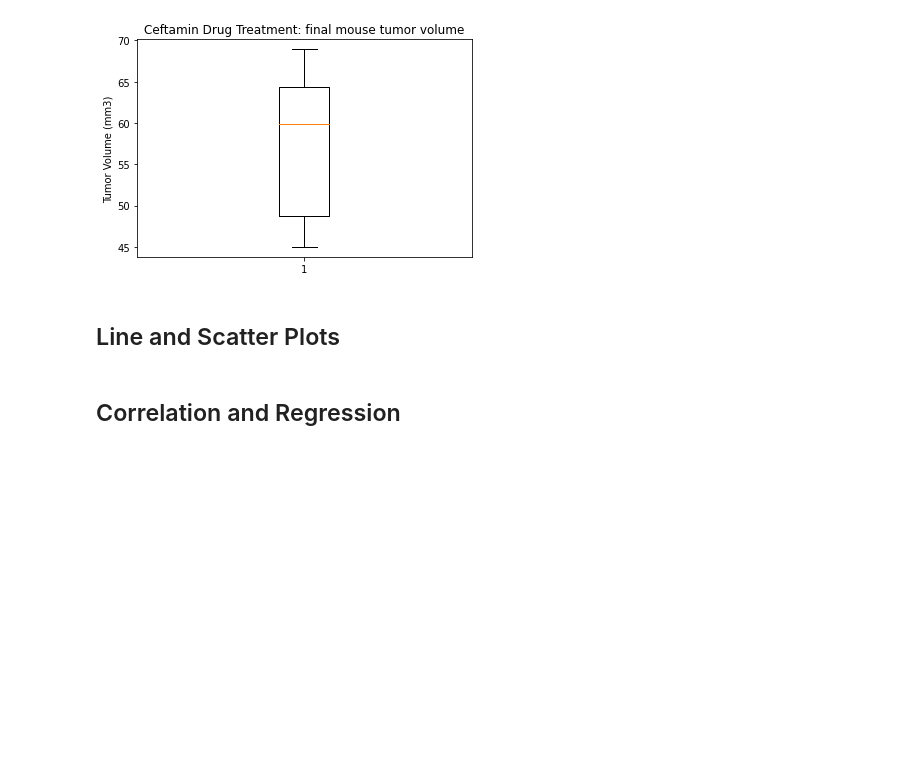
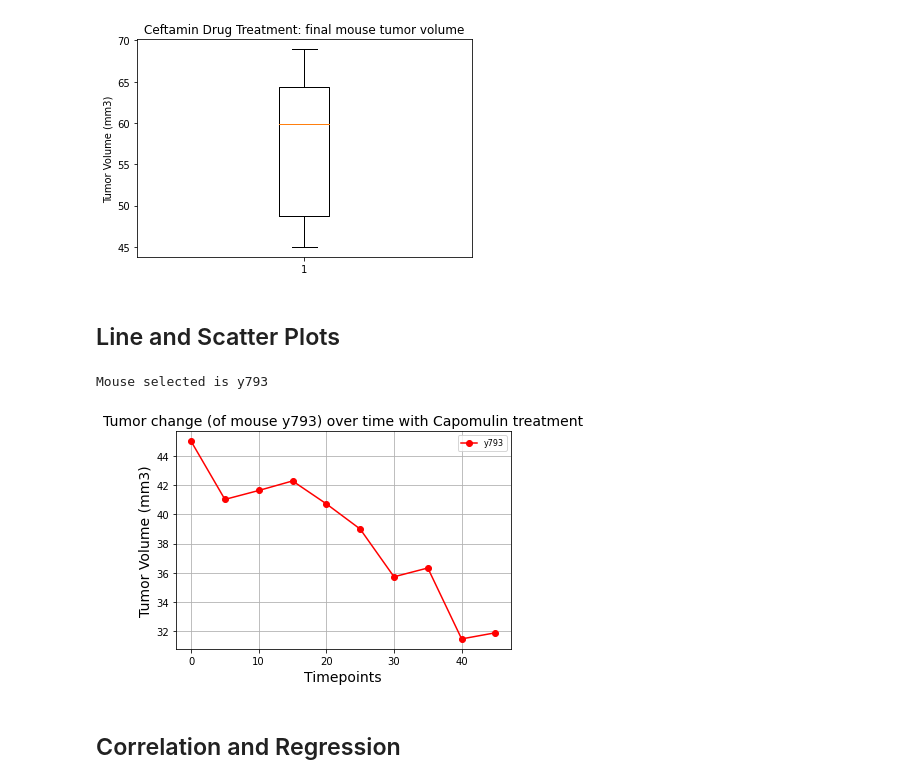
Before and after one commit to isdicely/matplotlib-challenge, a Jupyter notebook: pymaceuticals_starter.ipynb, the cells around one changed output. Cells and saved outputs as stored; diff of their text form; code cells hidden in the pictures; blank space fills up the shorter version.

Commit message:
Added line graph for selected mouse on capomulin treatment

```diff
--- a/pymaceuticals_starter.ipynb
+++ b/pymaceuticals_starter.ipynb
@@ -508,3 +507,34 @@ plt.show()
+# %%
+# Generate a line plot of tumor volume vs. time point for a mouse treated with Capomulin
+
+# Use the cleaned up data frame and copy to preserve integrity
+mouse_study_df_3 = mouse_study_df.copy()
+# Create a data frame which includes only the mice treated with the Capomulin Regimen
+capomulin_mice_df = mouse_study_df_3.loc[mouse_study_df_3["Drug Regimen"] == "Capomulin"]
+# Make a list of the mice names
+capomulin_mice = capomulin_mice_df["Mouse ID"].to_list()
+# Make a set of the capomulin mice to see the unique names
+mice_names = set(capomulin_mice)
+# pick a mouse in random to create the plot, always pick the same mouse
+np.random.seed(65)
+mouse_selected = np.random.choice(capomulin_mice)
+print(f'Mouse selected is {mouse_selected}')
+mouse_selected_information = capomulin_mice_df.loc[capomulin_mice_df["Mouse ID"]== mouse_selected]
+# make list of time points for selected mouse
+mouse_selected_timepoints = mouse_selected_information["Timepoint"].to_list()
+# make list of size of mouse tumors for selected mouse
+mouse_selected_tumor_volumes = mouse_selected_information["Tumor Volume (mm3)"].to_list()
+# create the line graph
+plt.plot(mouse_selected_timepoints, mouse_selected_tumor_volumes, label = mouse_selected, color='red', marker='o')
+plt.title("Tumor change (of mouse y793) over time with Capomulin treatment", fontsize=14)
+plt.xlabel("Timepoints", fontsize=14)
+plt.ylabel("Tumor Volume (mm3)", fontsize=14)
+plt.legend(fontsize = 8)
+plt.grid(True)
+plt.show()
+# %% [output]
+Mouse selected is y793
+[figure, added]
 # %%
 # Generate a scatter plot of average tumor volume vs. mouse weight for the Capomulin regimen
 # %% [markdown]
```
Also changed, not shown: parts of 2 cells of this notebook.
